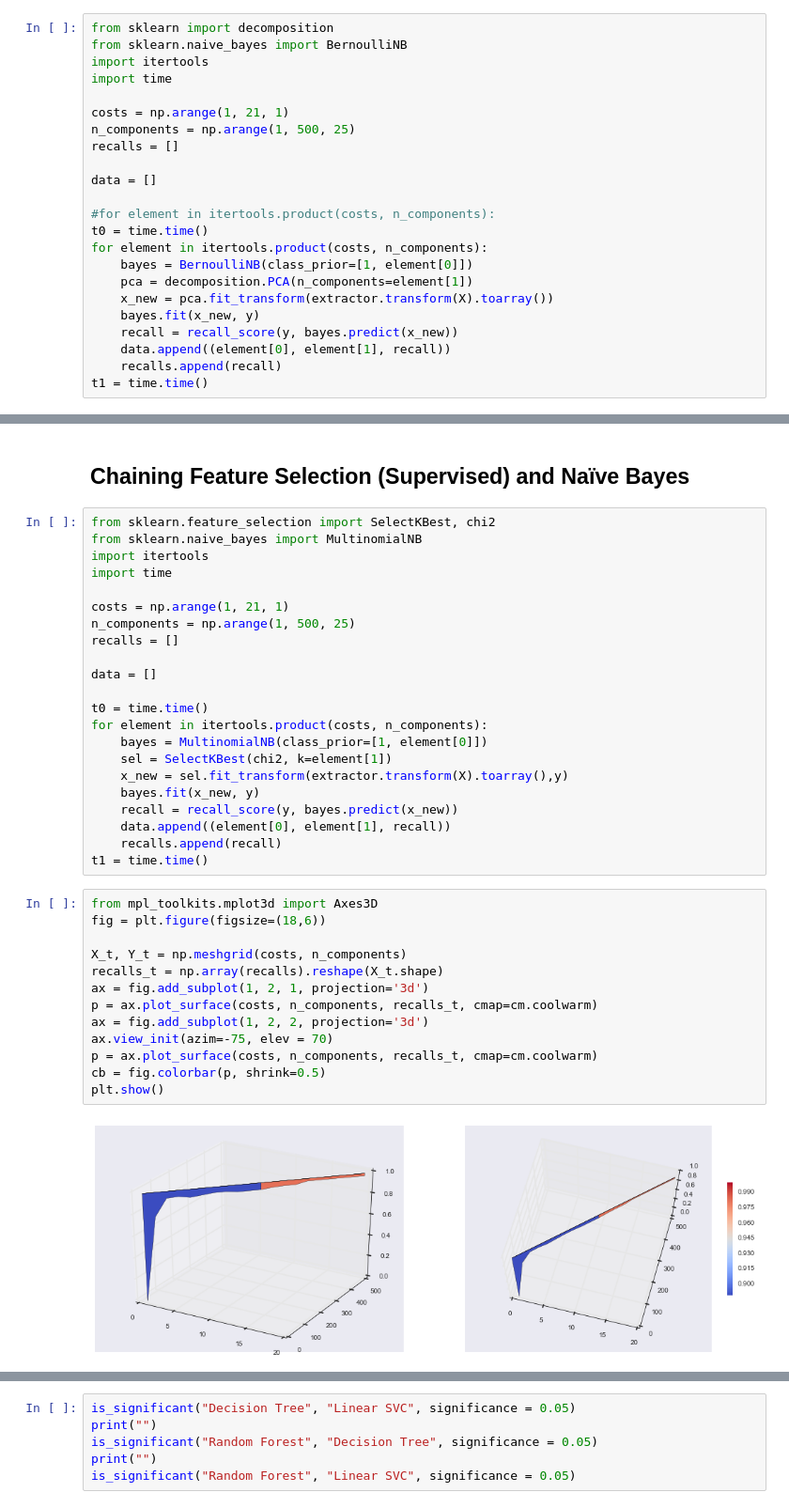
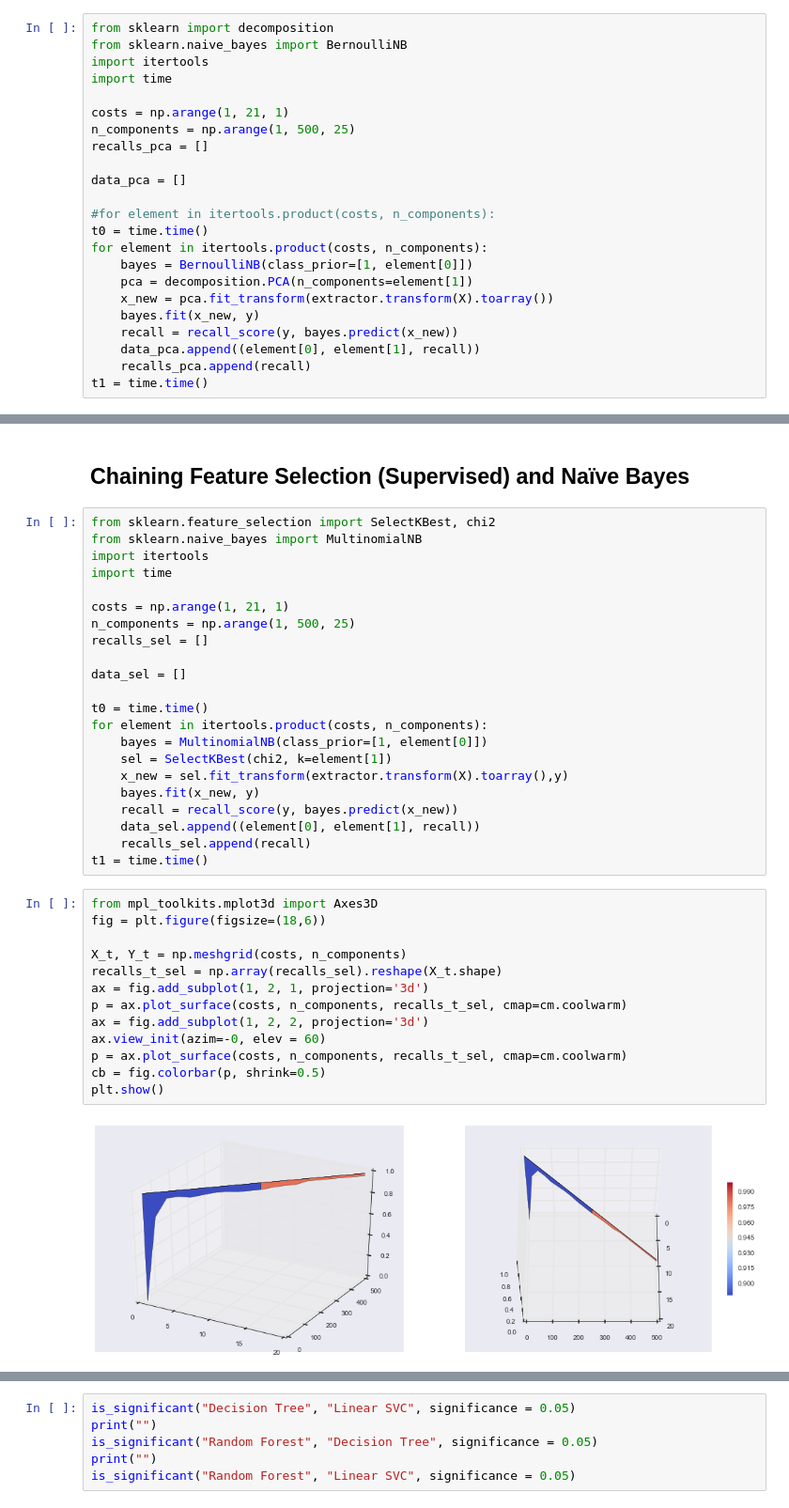
Before and after one commit to borjaeg/thete, a Jupyter notebook: Paper.ipynb, the cells around one changed output, grey strips where cells are left out. Shown at 94% size. Drawn from its saved outputs; the diff is of its cells as text.

```diff
--- a/Paper.ipynb
+++ b/Paper.ipynb
@@ -280,9 +280,9 @@ import time
 
 costs = np.arange(1, 21, 1)
 n_components = np.arange(1, 500, 25)
-recalls = []
+recalls_pca = []
 
-data = []
+data_pca = []
 
 #for element in itertools.product(costs, n_components):
 t0 = time.time()
@@ -292,8 +292,8 @@ for element in itertools.product(costs, n_components):
     x_new = pca.fit_transform(extractor.transform(X).toarray())
     bayes.fit(x_new, y)
     recall = recall_score(y, bayes.predict(x_new))
-    data.append((element[0], element[1], recall))
-    recalls.append(recall)
+    data_pca.append((element[0], element[1], recall))
+    recalls_pca.append(recall)
 t1 = time.time()
 # %%
 print("time: %.3f" % (t1 - t0))
@@ -341,9 +337,9 @@ import time
 
 costs = np.arange(1, 21, 1)
 n_components = np.arange(1, 500, 25)
-recalls = []
+recalls_sel = []
 
-data = []
+data_sel = []
 
 t0 = time.time()
 for element in itertools.product(costs, n_components):
@@ -352,24 +348,24 @@ for element in itertools.product(costs, n_components):
     x_new = sel.fit_transform(extractor.transform(X).toarray(),y)
     bayes.fit(x_new, y)
     recall = recall_score(y, bayes.predict(x_new))
-    data.append((element[0], element[1], recall))
-    recalls.append(recall)
+    data_sel.append((element[0], element[1], recall))
+    recalls_sel.append(recall)
 t1 = time.time()
 # %%
 from mpl_toolkits.mplot3d import Axes3D
 fig = plt.figure(figsize=(18,6))
 
 X_t, Y_t = np.meshgrid(costs, n_components)
-recalls_t = np.array(recalls).reshape(X_t.shape)
+recalls_t_sel = np.array(recalls_sel).reshape(X_t.shape)
 ax = fig.add_subplot(1, 2, 1, projection='3d')
-p = ax.plot_surface(costs, n_components, recalls_t, cmap=cm.coolwarm)
+p = ax.plot_surface(costs, n_components, recalls_t_sel, cmap=cm.coolwarm)
 ax = fig.add_subplot(1, 2, 2, projection='3d')
-ax.view_init(azim=-75, elev = 70)
-p = ax.plot_surface(costs, n_components, recalls_t, cmap=cm.coolwarm)
+ax.view_init(azim=-0, elev = 60)
+p = ax.plot_surface(costs, n_components, recalls_t_sel, cmap=cm.coolwarm)
 cb = fig.colorbar(p, shrink=0.5)
 plt.show()
 # %% [output]
-[figure, old version]
+[figure, new version]
 # %%
 plt.figure(figsize=(8, 6))
 plt.subplots_adjust(left=.2, right=0.95, bottom=0.15, top=0.95)
```
Also changed, not shown: parts of 7 cells of this notebook.
